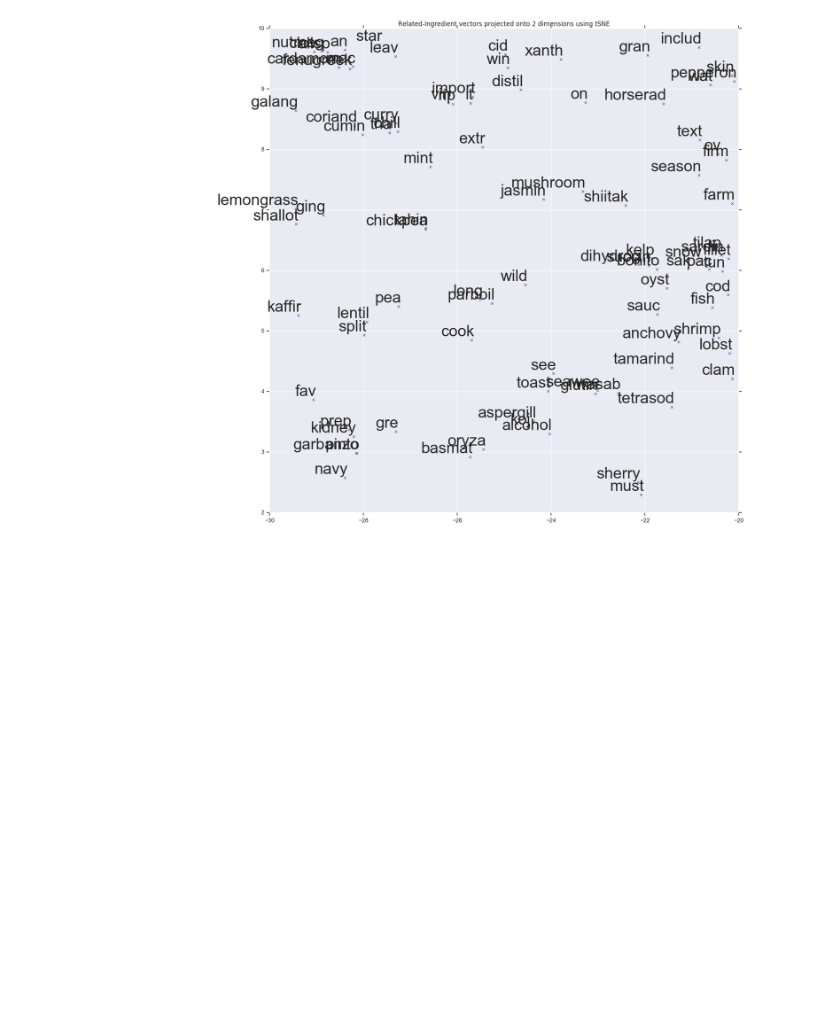
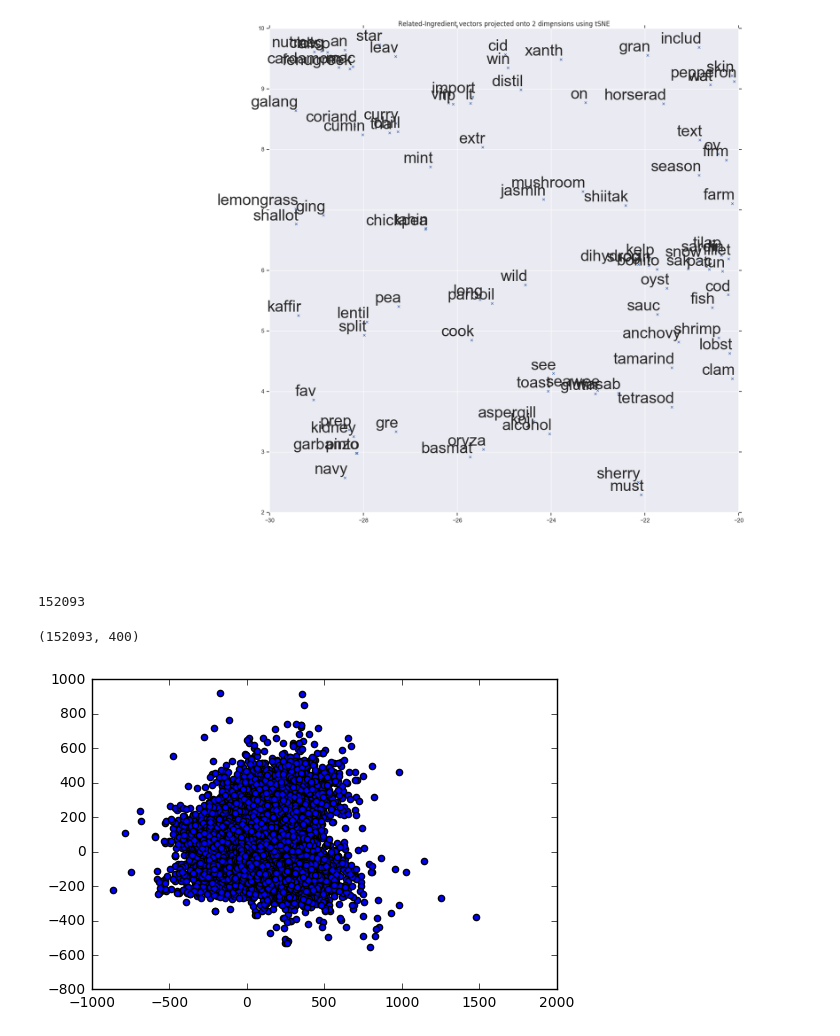
Before and after one commit to drmjw/product-database, a Jupyter notebook: USDA-sunFeb18.ipynb, the cells around one changed output. Drawn from its saved outputs; the diff is of its cells as text; code cells hidden in the pictures; blank space fills up the shorter version.

```diff
--- a/USDA-sunFeb18.ipynb
+++ b/USDA-sunFeb18.ipynb
@@ -892,6 +892,10 @@ import pickle
 file = open('vecsuseS.pkl', 'rb')
 vecsapp = pickle.load(file)
 file.close()
+# %%
+#obtain pickled array
+import pickle
+vecsuseS=pickle.load(open ('vecsuseS.pkl','rb'))
 # %%
 #visualize ingredient vectors
 from sklearn.manifold import TSNE
@@ -1028,9 +1032,24 @@ def tsne_plot(model):
 tsne_plot(frimodel)
 # %% [output]
 [figure]
+# %%
+proquant=pd.read_csv('proquantfeb17.csv')
+len(proquant)
+# %% [output]
+152093
+# %%
+#obtain pickled array
+import pickle
+vecsuseS=pickle.load(open ('vecsuseS.pkl','rb'))
+vecsuseS.shape
+# %% [output]
+(152093, 400)
 # %%
+#all products
 from sklearn.decomposition import PCA
 pca = PCA(n_components=2)
-result = pca.fit_transform(vecpca)
+result = pca.fit_transform(vecsuseS)
 plt.scatter(result[:, 0], result[:, 1])
 plt.show()
+# %% [output]
+[figure, added]
```
Also changed, not shown: parts of 11 cells of this notebook.
